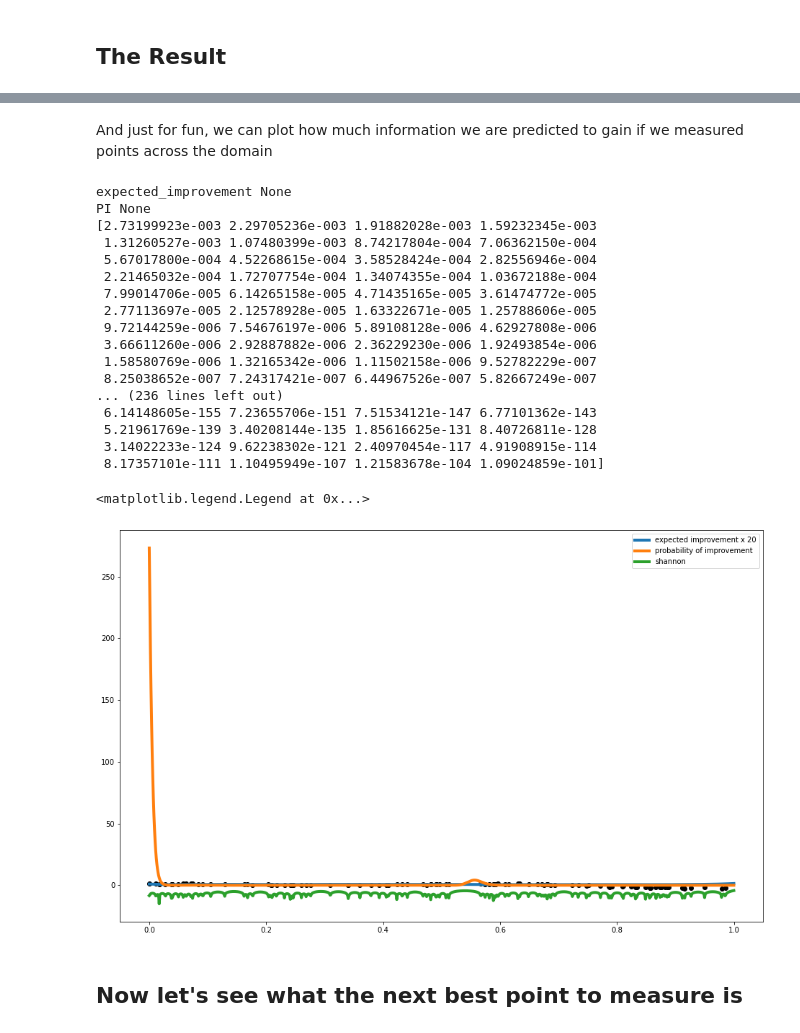
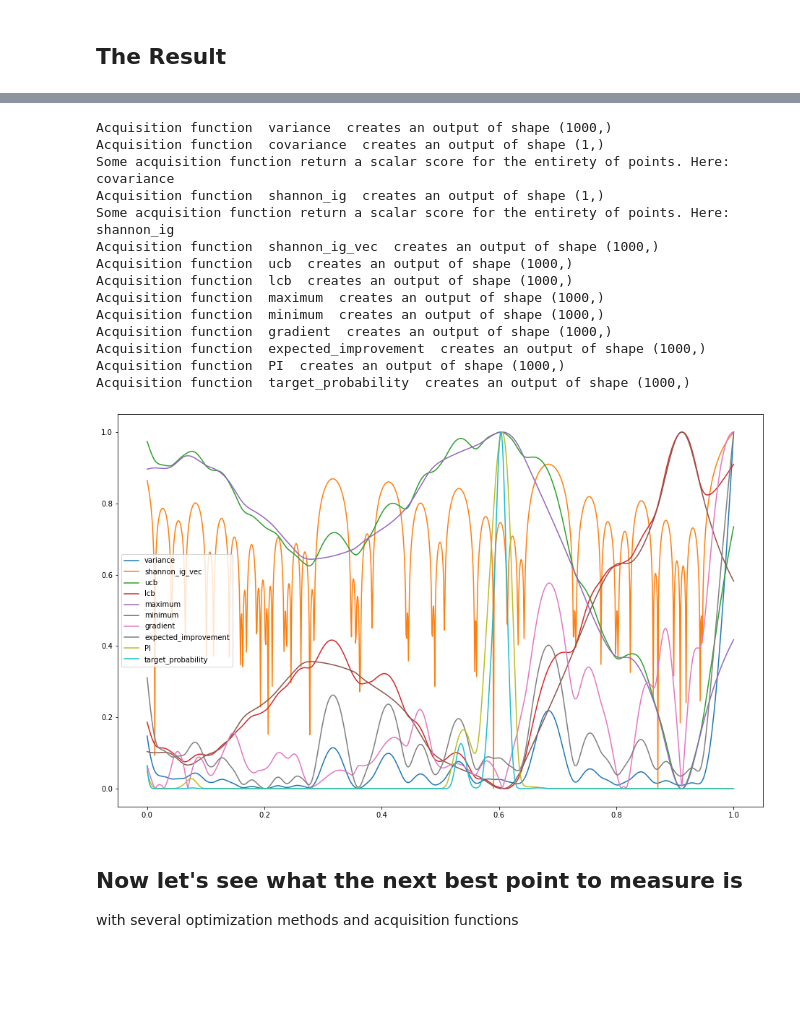
Before and after one commit to lbl-camera/gpCAM, a Jupyter notebook: examples/SingleTaskTest.ipynb, the cells around one changed output, grey strips where cells are left out. Drawn from its saved outputs; the diff is of its cells as text; code cells hidden in the pictures; blank space fills up the shorter version.

Commit message:
new acquisiiton functions, new fvgp, new hgdl, async acq func opti

```diff
--- a/examples/SingleTaskTest.ipynb
+++ b/examples/SingleTaskTest.ipynb
@@ -152,35 +152,47 @@ print(my_gpo.crps(x_pred1D,f1(x_pred1D)))
-# %% [markdown]
-And just for fun, we can plot how much information we are predicted to gain if we measured points across the domain
+# %%
+#available acquisition function:
+acquisition_functions = ["variance","covariance","shannon_ig","shannon_ig_vec",
+                        "ucb","lcb","maximum","minimum","gradient","expected_improvement",
+                         "PI", "target_probability"]
+# %%
+plt.figure(figsize=(16,10))
+for acq_func in acquisition_functions:
+    res = my_gpo.evaluate_acquisition_function(x_pred, acquisition_function=acq_func,
+                                args={'a': 1.5, 'b':2.} #this is only for acq_func = 'target_probability'
+                                              )
+    print("Acquisition function ",acq_func," creates an output of shape",res.shape)
+    if len(res)==len(x_pred):
+        res = res - np.min(res)
+        res = res/np.max(res)
+        plt.plot(x_pred,res, label = acq_func)
+    else: print("Some acquisition function return a scalar score for the entirety of points. Here: ", acq_func)
+plt.legend()
+plt.show()
+# %% [output]
+Acquisition function  variance  creates an output of shape (1000,)
+Acquisition function  covariance  creates an output of shape (1,)
+Some acquisition function return a scalar score for the entirety of points. Here:  covariance
+Acquisition function  shannon_ig  creates an output of shape (1,)
+Some acquisition function return a scalar score for the entirety of points. Here:  shannon_ig
+Acquisition function  shannon_ig_vec  creates an output of shape (1000,)
+Acquisition function  ucb  creates an output of shape (1000,)
+Acquisition function  lcb  creates an output of shape (1000,)
+Acquisition function  maximum  creates an output of shape (1000,)
+Acquisition function  minimum  creates an output of shape (1000,)
+Acquisition function  gradient  creates an output of shape (1000,)
+Acquisition function  expected_improvement  creates an output of shape (1000,)
+Acquisition function  PI  creates an output of shape (1000,)
+Acquisition function  target_probability  creates an output of shape (1000,)
+[figure, added]
+# %% [markdown]
+## Now let's see what the next best point to measure is
+with several optimization methods and acquisition functions
 # %%
-sig3 =  my_gpo.shannon_information_gain_vec(x_pred.reshape(-1,1))["sig(x)"]
-ex_improv = my_gpo.evaluate_acquisition_function(x_pred, acquisition_function="expected_improvement")
-prob_improv = my_gpo.evaluate_acquisition_function(x_pred, acquisition_function="PI")
-print(prob_improv)
-plt.figure(figsize = (16,10))
-plt.plot(x_pred,ex_improv * 20.0, label = "expected improvement x 20", linewidth = 4)
-plt.plot(x_pred,prob_improv * 1e5, label = "probability of improvement", linewidth = 4)
-plt.plot(x_pred,sig3, label = "shannon", linewidth = 4)
-plt.scatter(x_data,y_data, color = 'black')
-plt.legend()
+#let's test the asks:
+bounds = np.array([[0.0,1.0]])
+for acq_func in acquisition_functions:
+    for method in ["global","local","hgdl"]:
+        new_suggestion = my_gpo.ask(bounds, acquisition_function=acq_func, method=method)
+        print("Acquisition function ", acq_func," led to new suggestion: \n", new_suggestion)
+        print("using method ", method)
+        print("")
-# %% [output]
-expected_improvement None
-PI None
-[2.73199923e-003 2.29705236e-003 1.91882028e-003 1.59232345e-003
- 1.31260527e-003 1.07480399e-003 8.74217804e-004 7.06362150e-004
- 5.67017800e-004 4.52268615e-004 3.58528424e-004 2.82556946e-004
- 2.21465032e-004 1.72707754e-004 1.34074355e-004 1.03672188e-004
- 7.99014706e-005 6.14265158e-005 4.71435165e-005 3.61474772e-005
- 2.77113697e-005 2.12578928e-005 1.63322671e-005 1.25788606e-005
- 9.72144259e-006 7.54676197e-006 5.89108128e-006 4.62927808e-006
- 3.66611260e-006 2.92887882e-006 2.36229230e-006 1.92493854e-006
- 1.58580769e-006 1.32165342e-006 1.11502158e-006 9.52782229e-007
- 8.25038652e-007 7.24317421e-007 6.44967526e-007 5.82667249e-007
-... (236 lines left out)
- 6.14148605e-155 7.23655706e-151 7.51534121e-147 6.77101362e-143
- 5.21961769e-139 3.40208144e-135 1.85616625e-131 8.40726811e-128
- 3.14022233e-124 9.62238302e-121 2.40970454e-117 4.91908915e-114
- 8.17357101e-111 1.10495949e-107 1.21583678e-104 1.09024859e-101]
-<matplotlib.legend.Legend at 0x...>
-[figure, removed]
-# %% [markdown]
-## Now let's see what the next best point to measure is
```
Also changed, not shown: parts of 8 cells of this notebook, 2 other files.
